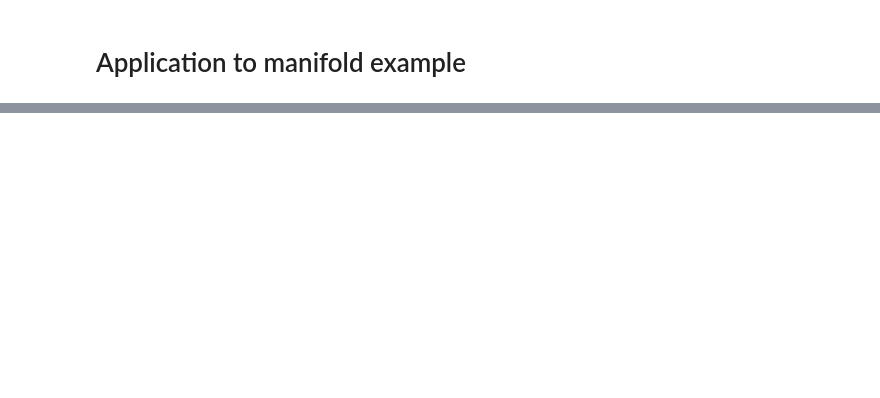
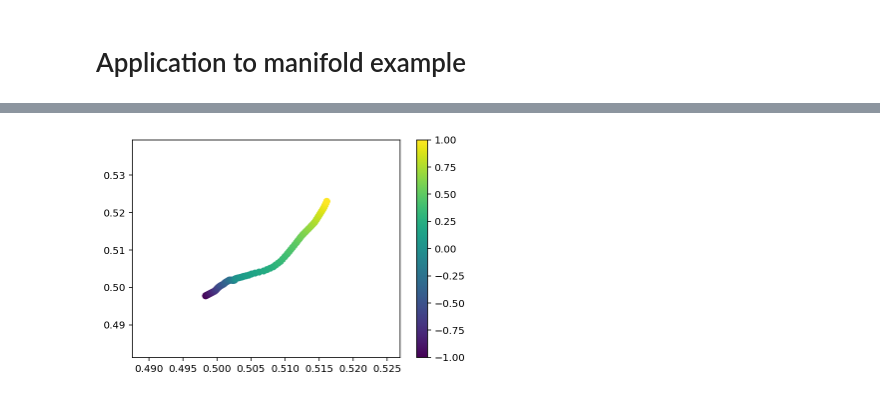
Before and after one commit to tpgillam/notebooks, a Jupyter notebook: variational_autoencoders.ipynb, the cells around one changed output, grey strips where cells are left out. Drawn from its saved outputs; the diff is of its cells as text; code cells hidden in the pictures; blank space fills up the shorter version.

```diff
--- a/variational_autoencoders.ipynb
+++ b/variational_autoencoders.ipynb
@@ -195,2 +204,27 @@ plt.imshow(figure, cmap='Greys_r');
 # %% [markdown]
 # Application to manifold example
+# %%
+def embed_features(x):
+    ''' Given an input vector, apply a transformation to embed it in a higher dimensional space. '''
+    assert len(x.shape) == 1, 'Unsupported shape {}'.format(x.shape)
+
+    # TODO add noise, optionally?
+    new_X = np.zeros((x.shape[0], 2))
+
+    # This is the true embedding transformation - it creates an S shape in (0, 1) box
+    t = 3 * np.pi * (x - 0.5)
+    new_X[:, 0] = (1 + np.sin(t)) / 2
+    new_X[:, 1] = (np.sign(t) * (np.cos(t) - 1) + 2) / 4
+
+    return new_X
+
+num_samples = 300
+x = np.random.random(num_samples)
+
+X = embed_features(x)
+
+plt.title('$(X_0, X_1, y)$')
+plt.scatter(X[:, 0], X[:, 1], c=x);
+plt.xlim(-0.05, 1.05)
+plt.ylim(-0.05, 1.05)
+plt.colorbar();
@@ -196,0 +248,13 @@ plt.imshow(figure, cmap='Greys_r');
+# %%
+def _plot_decoded_points(decoder_predict, num_grid_points=100):
+    ''' Creating a 1D mesh of points in the encoded variable space, see how it maps back into real space '''
+    t = np.linspace(-1, 1, num_grid_points)
+    X = decoder_predict(t)
+    plt.scatter(X[:, 0], X[:, 1], c=t)
+    plt.colorbar()
+#     plt.xlim(-0.05, 1.05)
+#     plt.ylim(-0.05, 1.05)
+
+_plot_decoded_points(decoder.predict)
+# %% [output]
+[figure, added]
```
Also changed, not shown: parts of 7 cells of this notebook, 1 other file.
